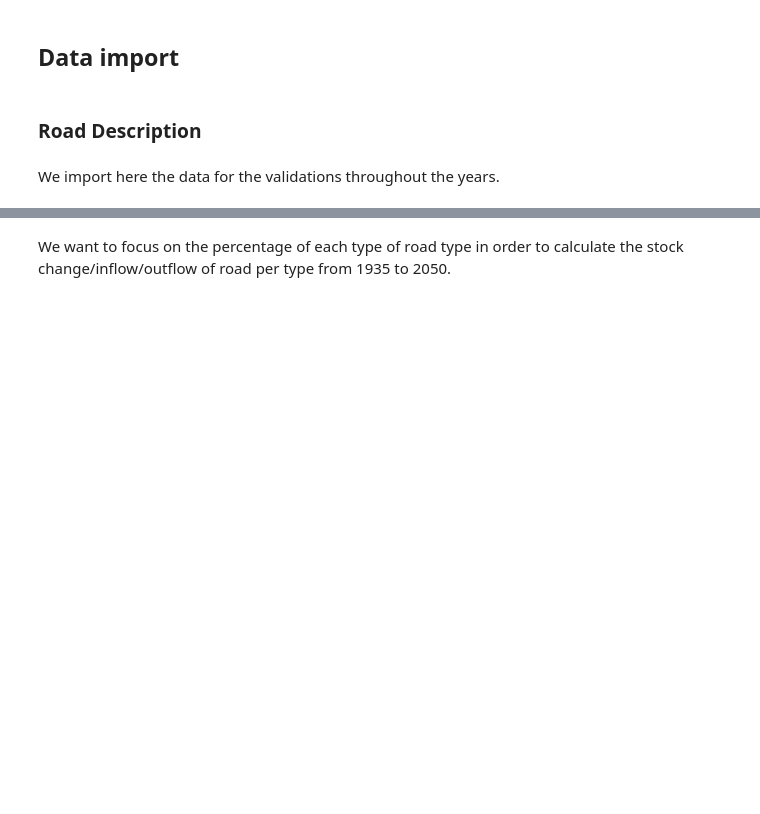
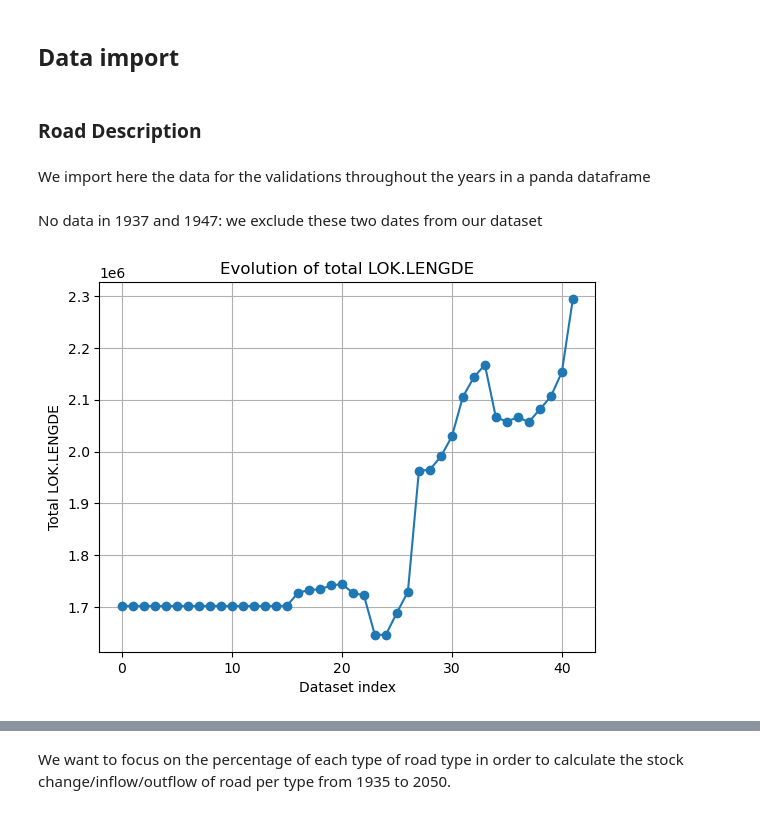
Before and after one commit to leolibe/master_thesis, a Jupyter notebook: data_processing/02.Validation/raw_data_processing.ipynb, the cells around one changed output, grey strips where cells are left out. Drawn from its saved outputs; the diff is of its cells as text; code cells hidden in the pictures; blank space fills up the shorter version.

```diff
--- a/data_processing/02.Validation/raw_data_processing.ipynb
+++ b/data_processing/02.Validation/raw_data_processing.ipynb
@@ -32,5 +30,6 @@ list_date = ['1937-07-11', '1947-08-18', '1964-06-22', '1969-05-24', '1969-08-09
 commune_index = 5001
 path_stockage = personnal_path / "data" / "03.Processed_validation"
 # %%
-download_csv(kommune_code=commune_index, date_str=list_date[-1], output_dir=path_stockage)
+for i in range(len(list_date)):
+    download_csv(kommune_code=commune_index, date_str=list_date[i], output_dir=path_stockage)
 # %% [output]
@@ -42,4 +55,25 @@ WindowsPath('c:/leo/double-diplome/COURSES/year 2/Master thesis/code/master_thes
 # %% [markdown]
 ### Road Description
 # %% [markdown]
-We import here the data for the validations throughout the years.
+We import here the data for the validations throughout the years in a panda dataframe
+# %% [markdown]
+No data in 1937 and 1947: we exclude these two dates from our dataset
+# %%
+data_all_year = list()
+for i in range(2,len(list_date)):
+    data_year = pd.read_csv(path_stockage / f"vegsystem_915_kommune_{commune_index}_{list_date[i]}.csv", sep=";", decimal=",")
+    data_all_year.append(data_year)
+# %%
+sum_lengths = [df["LOK.LENGDE"].sum() for df in data_all_year]
+
+
+plt.plot(sum_lengths, marker="o")
+
+plt.xlabel("Dataset index")
+plt.ylabel("Total LOK.LENGDE")
+plt.title("Evolution of total LOK.LENGDE")
+
+plt.grid(True)
+plt.show()
+# %% [output]
+[figure, added]
```
Also changed, not shown: parts of 3 cells of this notebook, 43 other files.
